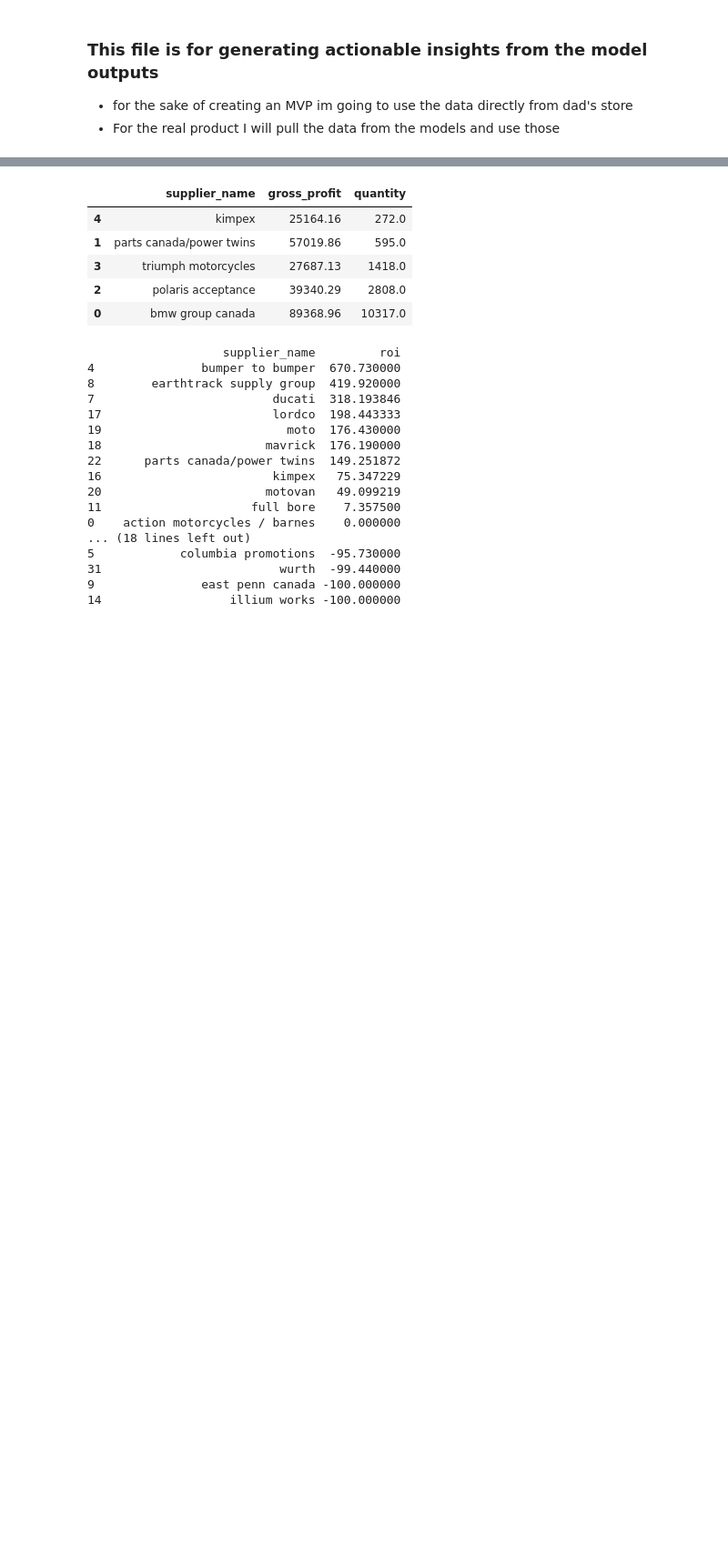
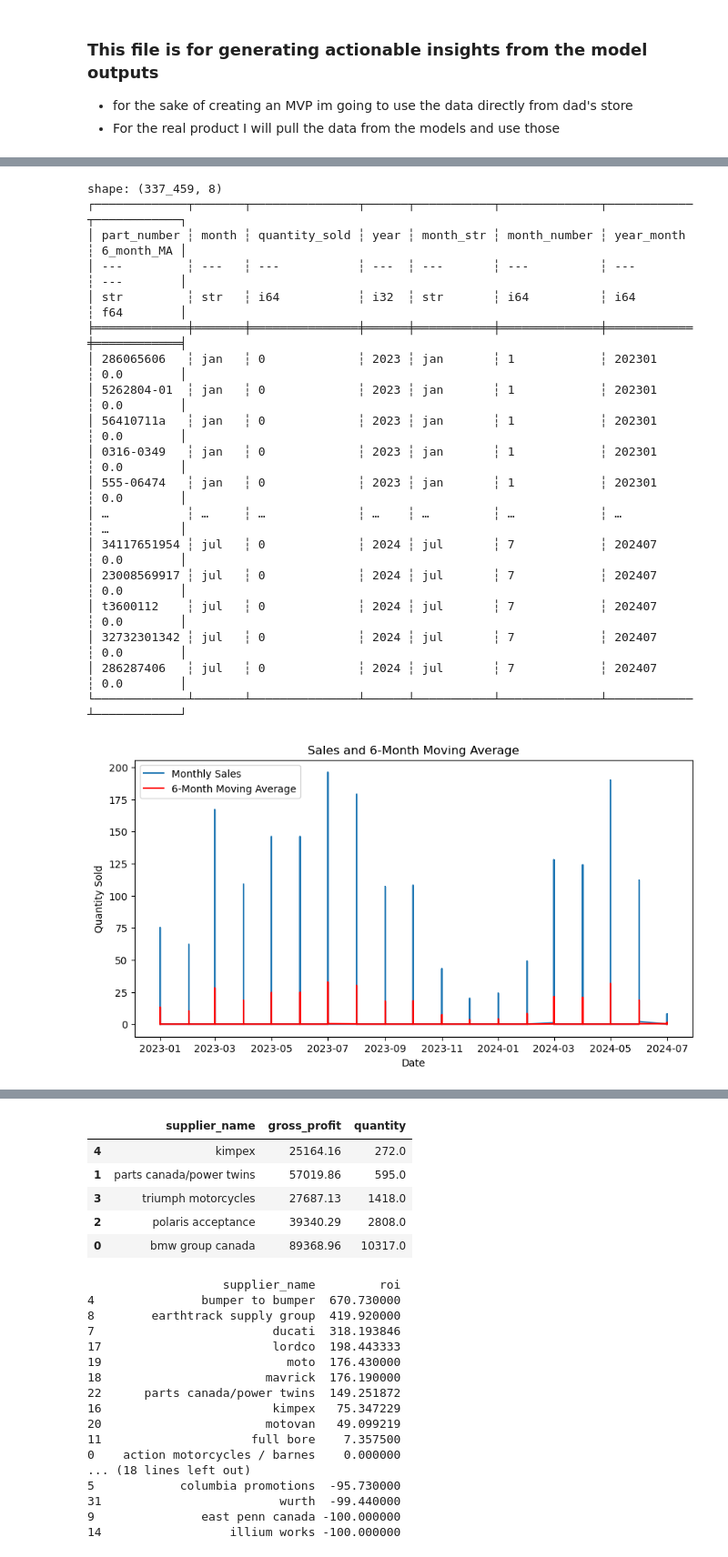
Before and after one commit to skyler22wilson/co-pilot-v1, a Jupyter notebook: Notebooks/business_insights.ipynb, the cells around one changed output, grey strips where cells are left out. Shown at 91% size. Drawn from its saved outputs; the diff is of its cells as text; code cells hidden in the pictures; blank space fills up the shorter version.

```diff
--- a/Notebooks/business_insights.ipynb
+++ b/Notebooks/business_insights.ipynb
@@ -100,0 +391,60 @@ df[mask]['price'].mean()
+# %%
+import pandas as pd
+month_to_number = {month.lower(): i for i, month in enumerate(calendar.month_abbr[1:], start=1)}
+
+# Create a helper DataFrame from the dictionary
+month_mapping_df = pl.DataFrame({
+    "month_str": list(month_to_number.keys()),
+    "month_number": list(month_to_number.values())
+})
+
+# Join the DataFrame with the month mapping
+df = df.join(month_mapping_df, left_on=pl.col("month").str.to_lowercase(), right_on="month_str")
+
+# Create a combined year_month column that is sortable
+df = df.with_columns(
+    (pl.col("year") * 100 + pl.col("month_number")).alias("year_month")
+).sort("year_month")
+
+# Calculate the 6-month moving average for 'quantity_sold'
+df = df.with_columns(
+    pl.col("quantity_sold").rolling_mean(window_size=6, min_periods=1).alias("6_month_MA")
+)
+
+# Optionally, display the DataFrame to check results
+print(df)
+
+# Convert to Pandas for plotting (optional)
+pdf = df.to_pandas()
+
+# Convert 'year_month' into a proper date format for plotting
+pdf['Date'] = pd.to_datetime(pdf['year_month'].astype(str), format='%Y%m')
+
+plt.figure(figsize=(10, 5))
+plt.plot(pdf['Date'], pdf['quantity_sold'], label='Monthly Sales')
+plt.plot(pdf['Date'], pdf['6_month_MA'], label='6-Month Moving Average', color='red')
+plt.title('Sales and 6-Month Moving Average')
+plt.xlabel('Date')
+plt.ylabel('Quantity Sold')
+plt.legend()
+plt.show()
+# %% [output]
+shape: (337_459, 8)
+┌─────────────┬───────┬───────────────┬──────┬───────────┬──────────────┬────────────┬────────────┐
+│ part_number ┆ month ┆ quantity_sold ┆ year ┆ month_str ┆ month_number ┆ year_month ┆ 6_month_MA │
+│ ---         ┆ ---   ┆ ---           ┆ ---  ┆ ---       ┆ ---          ┆ ---        ┆ ---        │
+│ str         ┆ str   ┆ i64           ┆ i32  ┆ str       ┆ i64          ┆ i64        ┆ f64        │
+╞═════════════╪═══════╪═══════════════╪══════╪═══════════╪══════════════╪════════════╪════════════╡
+│ 286065606   ┆ jan   ┆ 0             ┆ 2023 ┆ jan       ┆ 1            ┆ 202301     ┆ 0.0        │
+│ 5262804-01  ┆ jan   ┆ 0             ┆ 2023 ┆ jan       ┆ 1            ┆ 202301     ┆ 0.0        │
+│ 56410711a   ┆ jan   ┆ 0             ┆ 2023 ┆ jan       ┆ 1            ┆ 202301     ┆ 0.0        │
+│ 0316-0349   ┆ jan   ┆ 0             ┆ 2023 ┆ jan       ┆ 1            ┆ 202301     ┆ 0.0        │
+│ 555-06474   ┆ jan   ┆ 0             ┆ 2023 ┆ jan       ┆ 1            ┆ 202301     ┆ 0.0        │
+│ …           ┆ …     ┆ …             ┆ …    ┆ …         ┆ …            ┆ …          ┆ …          │
+│ 34117651954 ┆ jul   ┆ 0             ┆ 2024 ┆ jul       ┆ 7            ┆ 202407     ┆ 0.0        │
+│ 23008569917 ┆ jul   ┆ 0             ┆ 2024 ┆ jul       ┆ 7            ┆ 202407     ┆ 0.0        │
+│ t3600112    ┆ jul   ┆ 0             ┆ 2024 ┆ jul       ┆ 7            ┆ 202407     ┆ 0.0        │
+│ 32732301342 ┆ jul   ┆ 0             ┆ 2024 ┆ jul       ┆ 7            ┆ 202407     ┆ 0.0        │
+│ 286287406   ┆ jul   ┆ 0             ┆ 2024 ┆ jul       ┆ 7            ┆ 202407     ┆ 0.0        │
+└─────────────┴───────┴───────────────┴──────┴───────────┴──────────────┴────────────┴────────────┘
+[figure, added]
```
Also changed, not shown: parts of 10 cells of this notebook, 2 other files.
